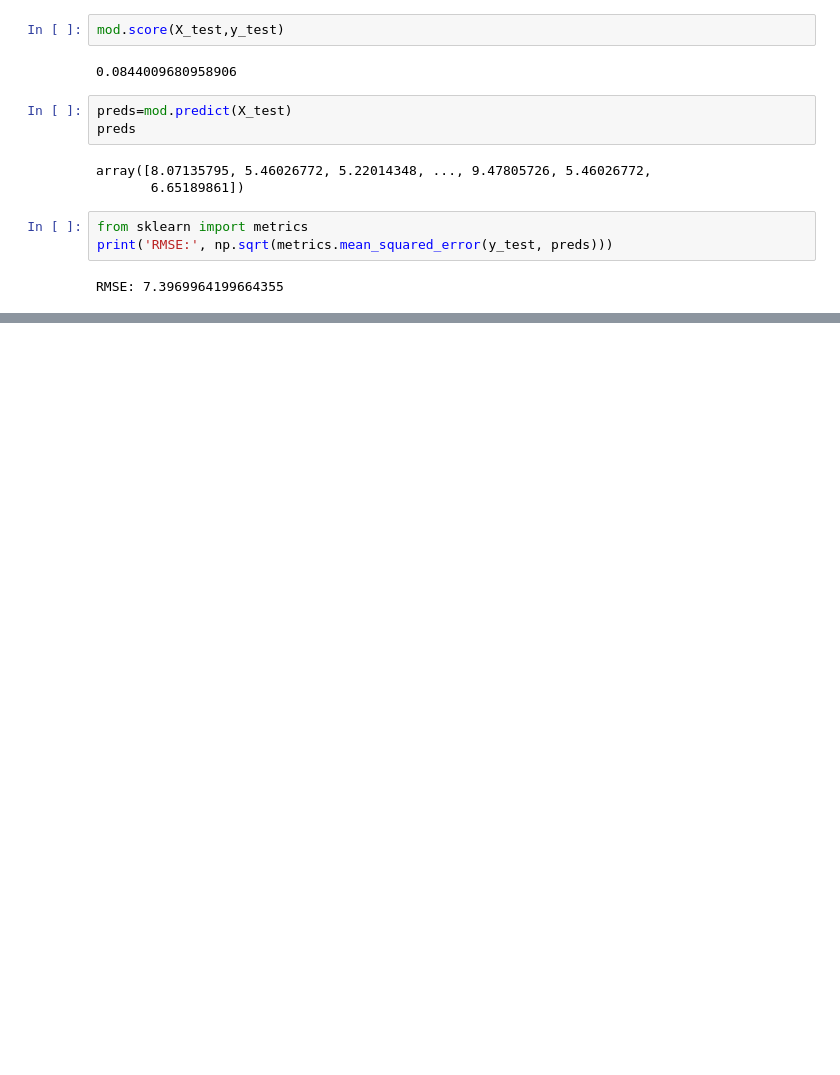
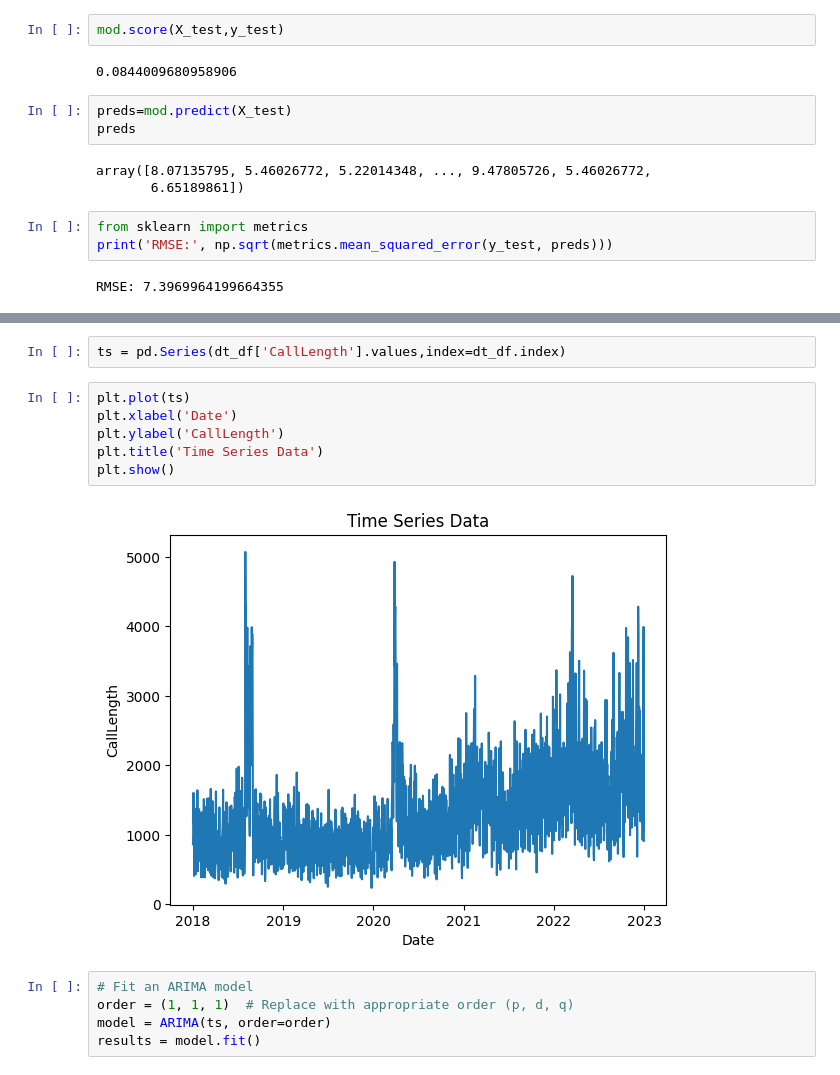
Before and after one commit to t-shah02/vanml-hacks-2023, a Jupyter notebook: notebooks/preprocessing.ipynb, the cells around one changed output, grey strips where cells are left out. Saved outputs shown, nothing was run; the diff lists cells and outputs as text; blank space fills up the shorter version.

Commit message:
add time series analysis

```diff
--- a/notebooks/preprocessing.ipynb
+++ b/notebooks/preprocessing.ipynb
@@ -258,0 +320,15 @@ RMSE: 7.3969964199664355
+# %%
+ts = pd.Series(dt_df['CallLength'].values,index=dt_df.index)
+# %%
+plt.plot(ts)
+plt.xlabel('Date')
+plt.ylabel('CallLength')
+plt.title('Time Series Data')
+plt.show()
+# %% [output]
+[figure, added]
+# %%
+# Fit an ARIMA model
+order = (1, 1, 1)  # Replace with appropriate order (p, d, q)
+model = ARIMA(ts, order=order)
+results = model.fit()
```
Also changed, not shown: parts of 19 cells of this notebook.
